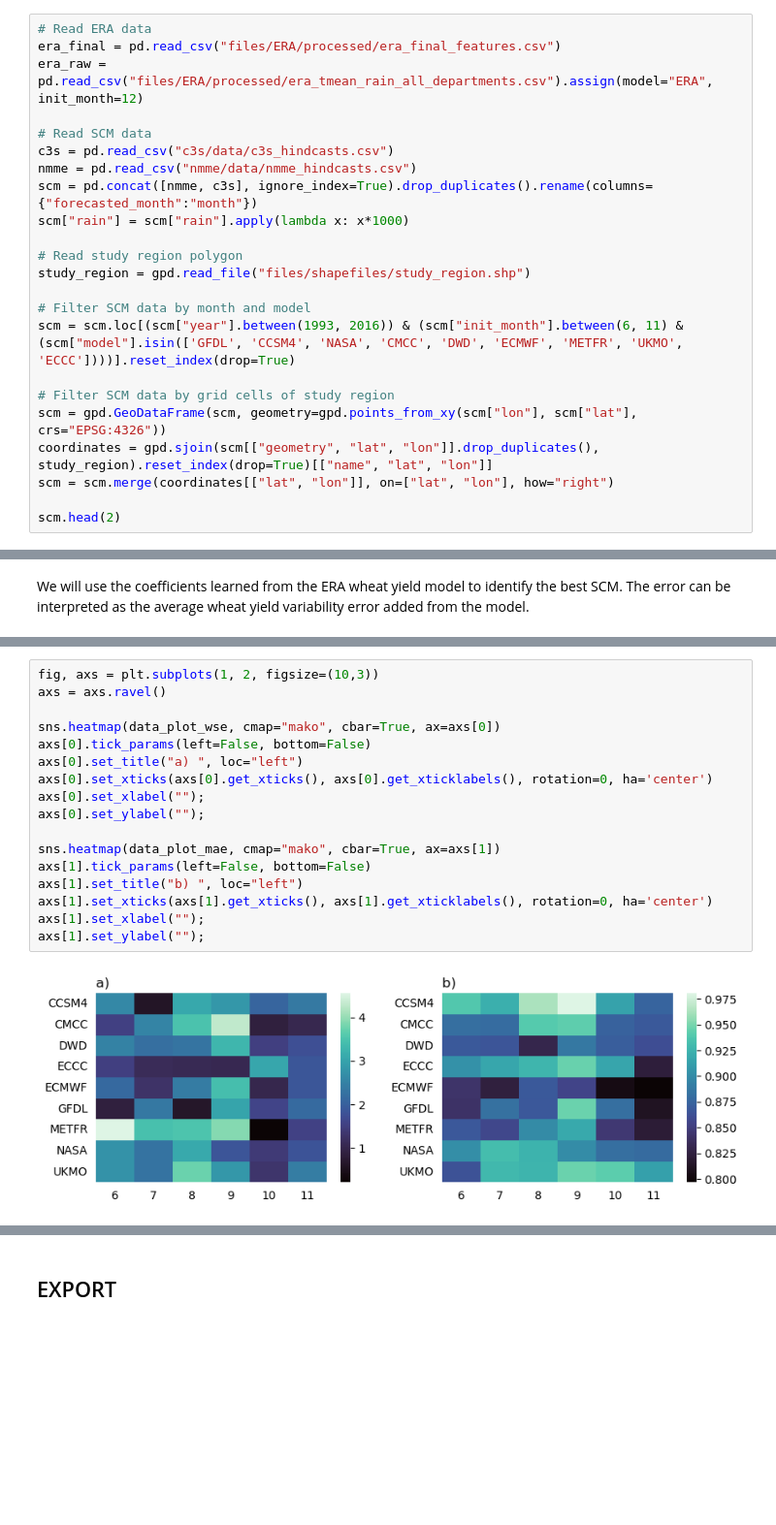
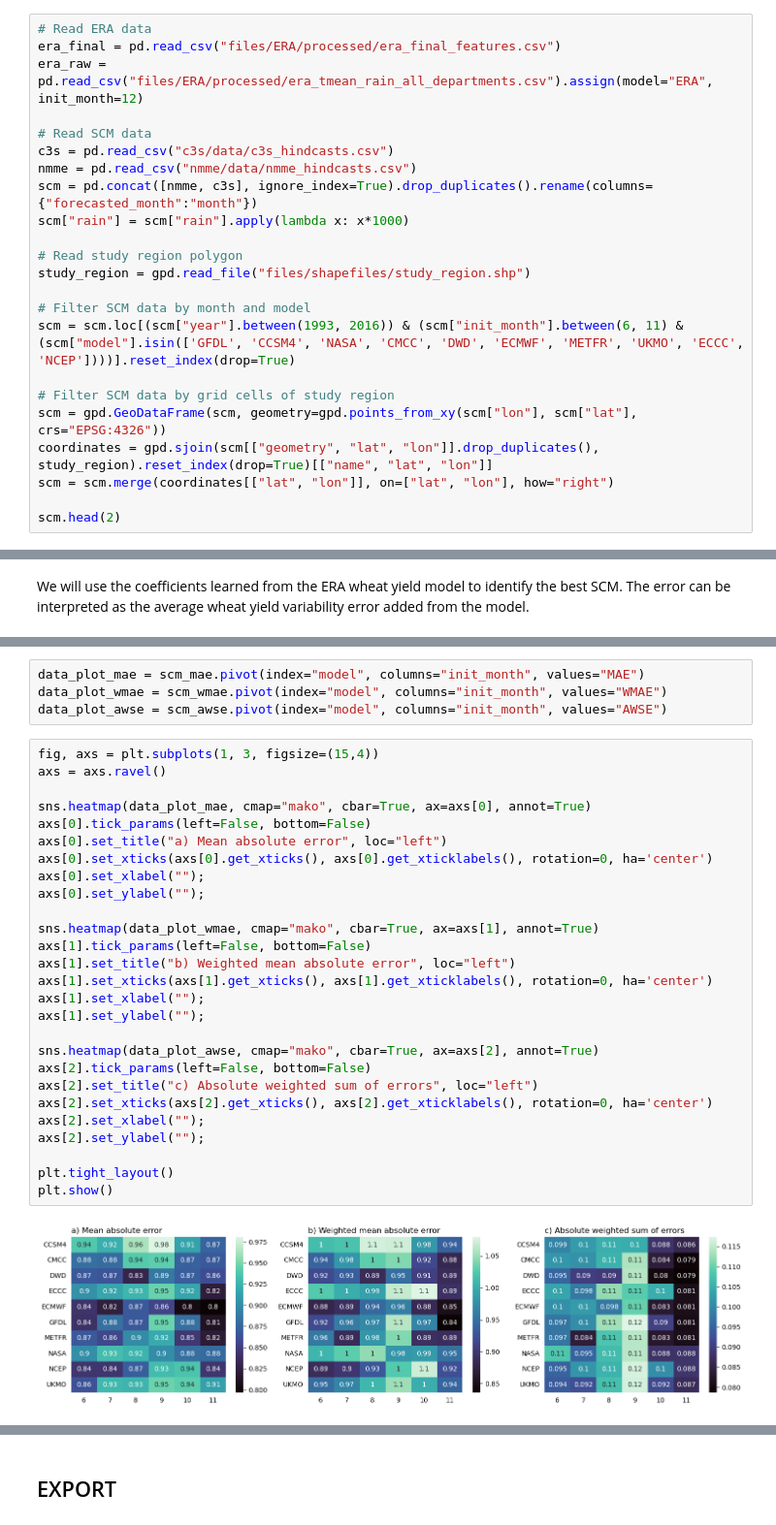
Before and after one commit to mzachow/wheat-yield-forecast-argentina, a Jupyter notebook: 4_prepare_scm_data.ipynb, the cells around one changed output, grey strips where cells are left out. Shown: that part at 97% size. Saved outputs shown, nothing was run; the diff lists cells and outputs as text; blank space fills up the shorter version.

Commit message:
included NCEP, improving ERA scaling

```diff
--- a/4_prepare_scm_data.ipynb
+++ b/4_prepare_scm_data.ipynb
@@ -33,7 +33,7 @@ scm["rain"] = scm["rain"].apply(lambda x: x*1000)
 study_region = gpd.read_file("files/shapefiles/study_region.shp")
 
 # Filter SCM data by month and model
-scm = scm.loc[(scm["year"].between(1993, 2016)) & (scm["init_month"].between(6, 11) & (scm["model"].isin(['GFDL', 'CCSM4', 'NASA', 'CMCC', 'DWD', 'ECMWF', 'METFR', 'UKMO', 'ECCC'])))].reset_index(drop=True)
+scm = scm.loc[(scm["year"].between(1993, 2016)) & (scm["init_month"].between(6, 11) & (scm["model"].isin(['GFDL', 'CCSM4', 'NASA', 'CMCC', 'DWD', 'ECMWF', 'METFR', 'UKMO', 'ECCC', 'NCEP'])))].reset_index(drop=True)
 
 # Filter SCM data by grid cells of study region
 scm = gpd.GeoDataFrame(scm, geometry=gpd.points_from_xy(scm["lon"], scm["lat"], crs="EPSG:4326"))
@@ -294,19 +308,33 @@ data_plot_mae = scm_mae.pivot(index="model", columns="init_month", values="MAE")
+# %%
+data_plot_mae = scm_mae.pivot(index="model", columns="init_month", values="MAE")
+data_plot_wmae = scm_wmae.pivot(index="model", columns="init_month", values="WMAE")
+data_plot_awse = scm_awse.pivot(index="model", columns="init_month", values="AWSE")
 # %%
-fig, axs = plt.subplots(1, 2, figsize=(10,3))
+fig, axs = plt.subplots(1, 3, figsize=(15,4))
 axs = axs.ravel()
 
-sns.heatmap(data_plot_wse, cmap="mako", cbar=True, ax=axs[0])
+sns.heatmap(data_plot_mae, cmap="mako", cbar=True, ax=axs[0], annot=True)
 axs[0].tick_params(left=False, bottom=False)
-axs[0].set_title("a) ", loc="left")
+axs[0].set_title("a) Mean absolute error", loc="left")
 axs[0].set_xticks(axs[0].get_xticks(), axs[0].get_xticklabels(), rotation=0, ha='center')
 axs[0].set_xlabel("");
 axs[0].set_ylabel("");
 
-sns.heatmap(data_plot_mae, cmap="mako", cbar=True, ax=axs[1])
+sns.heatmap(data_plot_wmae, cmap="mako", cbar=True, ax=axs[1], annot=True)
 axs[1].tick_params(left=False, bottom=False)
-axs[1].set_title("b) ", loc="left")
+axs[1].set_title("b) Weighted mean absolute error", loc="left")
 axs[1].set_xticks(axs[1].get_xticks(), axs[1].get_xticklabels(), rotation=0, ha='center')
 axs[1].set_xlabel("");
 axs[1].set_ylabel("");
+
+sns.heatmap(data_plot_awse, cmap="mako", cbar=True, ax=axs[2], annot=True)
+axs[2].tick_params(left=False, bottom=False)
+axs[2].set_title("c) Absolute weighted sum of errors", loc="left")
+axs[2].set_xticks(axs[2].get_xticks(), axs[2].get_xticklabels(), rotation=0, ha='center')
+axs[2].set_xlabel("");
+axs[2].set_ylabel("");
+
+plt.tight_layout()
+plt.show()
 # %% [output]
-[figure, old version]
+[figure, new version]
```
Also changed, not shown: parts of 9 cells of this notebook, 9 other files.
